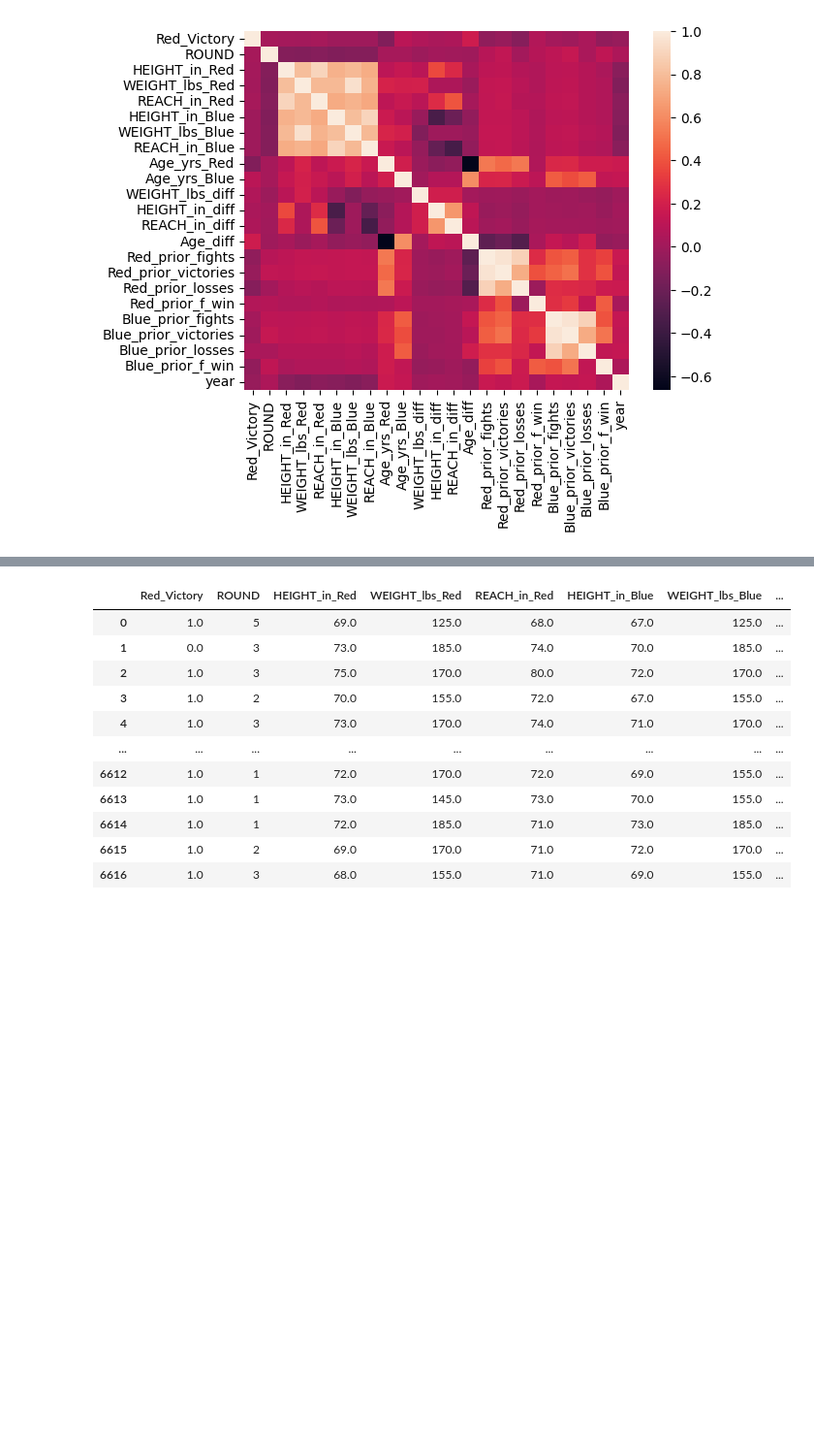
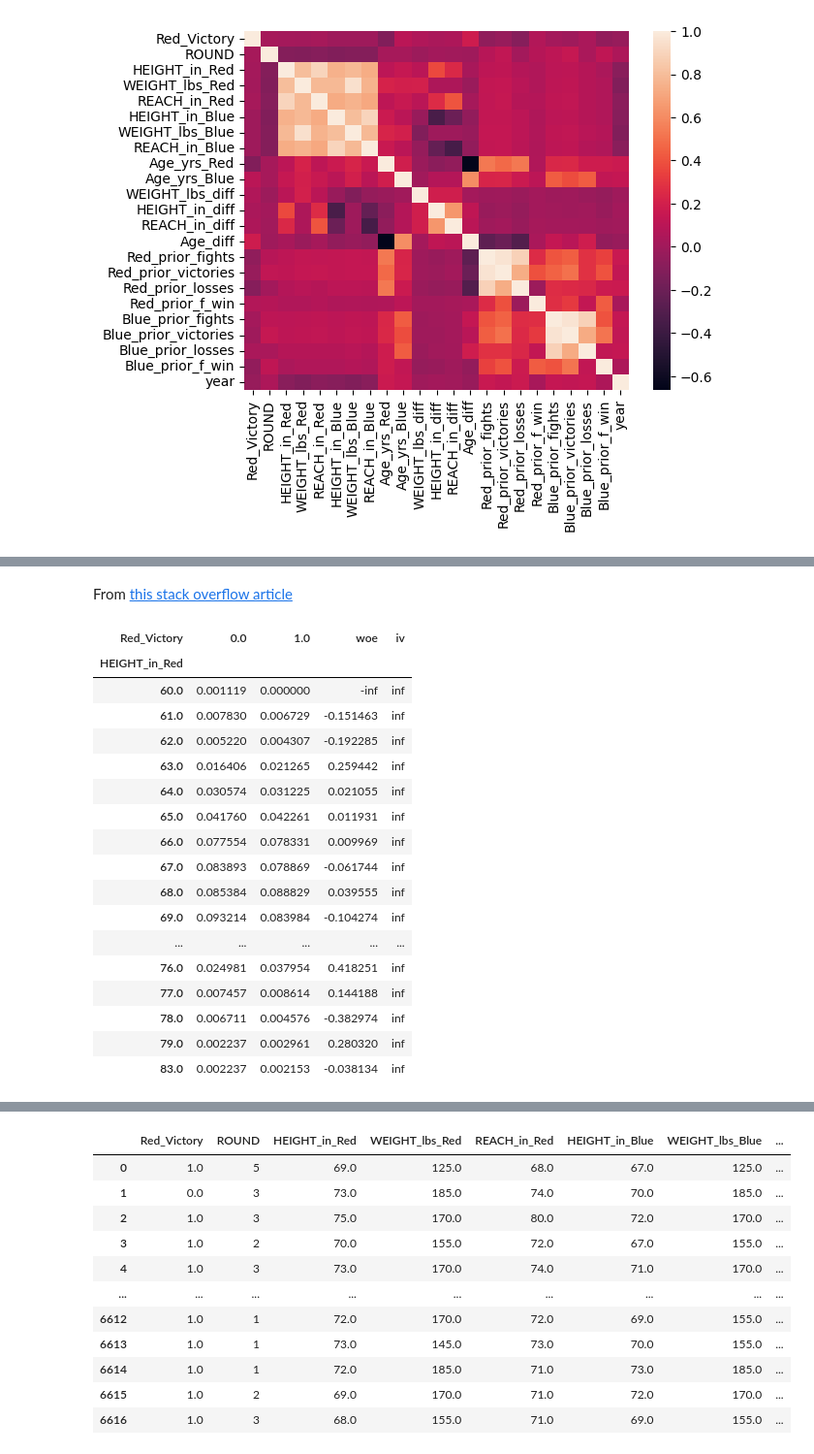
Before and after one commit to jawneller/ufc_analysis, a Jupyter notebook: EDA.ipynb, the cells around one changed output, grey strips where cells are left out. Shown: that part at 97% size. Cells and saved outputs as stored; diff of their text form; code cells hidden in the pictures; blank space fills up the shorter version.

```diff
--- a/EDA.ipynb
+++ b/EDA.ipynb
@@ -160,0 +297,32 @@ sns.heatmap(df.select_dtypes('number').corr())
+# %% [markdown]
+From [this stack overflow article](https://stackoverflow.com/questions/60892714/how-to-get-the-weight-of-evidence-woe-and-information-value-iv-in-python-pan)
+# %%
+def calculate_iv2(df, feature, target):
+    df_woe_iv = (pd.crosstab(df[feature],df[target],
+                        normalize='columns')
+                .assign(woe=lambda dfx: np.log(dfx[1] / dfx[0]))
+                .assign(iv=lambda dfx: np.sum(dfx['woe']*
+                                            (dfx[1]-dfx[0]))))
+
+    return df_woe_iv
+# %%
+calculate_iv2(df, 'HEIGHT_in_Red', 'Red_Victory')
+# %% [output]
+| Red_Victory | 0.0 | 1.0 | woe | iv |
+| HEIGHT_in_Red |  |  |  |  |
+| 60.0 | 0.001119 | 0.000000 | -inf | inf |
+| 61.0 | 0.007830 | 0.006729 | -0.151463 | inf |
+| 62.0 | 0.005220 | 0.004307 | -0.192285 | inf |
+| 63.0 | 0.016406 | 0.021265 | 0.259442 | inf |
+| 64.0 | 0.030574 | 0.031225 | 0.021055 | inf |
+| 65.0 | 0.041760 | 0.042261 | 0.011931 | inf |
+| 66.0 | 0.077554 | 0.078331 | 0.009969 | inf |
+| 67.0 | 0.083893 | 0.078869 | -0.061744 | inf |
+| 68.0 | 0.085384 | 0.088829 | 0.039555 | inf |
+| 69.0 | 0.093214 | 0.083984 | -0.104274 | inf |
+| ... | ... | ... | ... | ... |
+| 76.0 | 0.024981 | 0.037954 | 0.418251 | inf |
+| 77.0 | 0.007457 | 0.008614 | 0.144188 | inf |
+| 78.0 | 0.006711 | 0.004576 | -0.382974 | inf |
+| 79.0 | 0.002237 | 0.002961 | 0.280320 | inf |
+| 83.0 | 0.002237 | 0.002153 | -0.038134 | inf |
```
Also changed, not shown: parts of 22 cells of this notebook.
